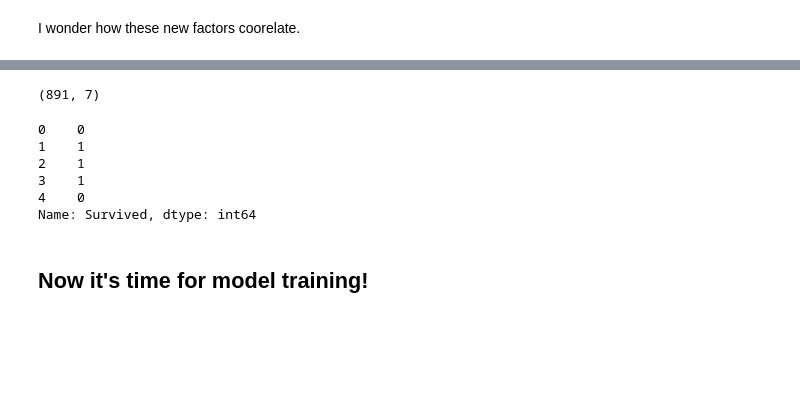
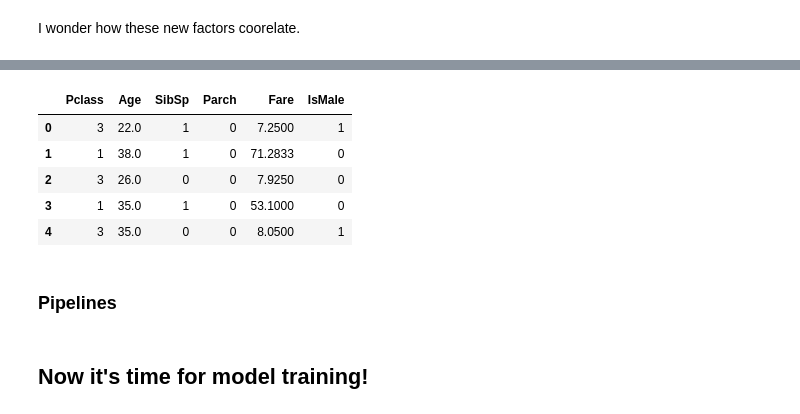
Before and after one commit to CamMulligan/AI_Assignment2, a Jupyter notebook: Titanic.ipynb, the cells around one changed output, grey strips where cells are left out. Saved outputs shown, nothing was run; the diff lists cells and outputs as text; code cells hidden in the pictures; blank space fills up the shorter version.

```diff
--- a/Titanic.ipynb
+++ b/Titanic.ipynb
@@ -186,17 +227,0 @@ It's going to be assumed that PassengerId Name, Ticket, and Embarked have nothin
-# %%
-def clean_data(original):
-    data = original.copy()
-    data = data.drop(columns=["PassengerId", "Survived","Name", "Ticket", "Embarked"])
-    data["HasCabin"] = data["Cabin"].apply(lambda x: 1 if isinstance(x, str) == True else 0)
-    data = data.drop("Cabin", axis=1)
-    data["IsMale"] = data["Sex"].apply(lambda x: 1 if x == "male" else 0)
-    data = data.drop("Sex", axis=1)
-    return data
-
-def get_clean_data():
-    data = load_titanic_training_data()
-    return clean_data(data)
-
-
-titanic = get_clean_data()
-titanic.head()
@@ -251 +255,38 @@ So having a cabin meant paying more, but any one from any class could have a cab
+# %%
+def clean_data(original):
+    data = original.copy()
+    data = data.drop(columns=["PassengerId", "Survived", "Name", "Ticket", "Cabin", "Embarked"])
+    ##data["HasCabin"] = data["Cabin"].apply(lambda x: 1 if isinstance(x, str) == True else 0)
+    ##data = data.drop("Cabin", axis=1)
+    data["IsMale"] = data["Sex"].apply(lambda x: 1 if x == "male" else 0)
+    data = data.drop("Sex", axis=1)
+    data['Age'].fillna(value=data['Age'].mean(), inplace=True)
+    return data
+
+def clean_test_data(original):
+    data = original.copy()
+    data = data.drop(columns=["PassengerId", "Name", "Ticket", "Cabin", "Embarked"])
+    ##data["HasCabin"] = data["Cabin"].apply(lambda x: 1 if isinstance(x, str) == True else 0)
+    ##data = data.drop("Cabin", axis=1)
+    data["IsMale"] = data["Sex"].apply(lambda x: 1 if x == "male" else 0)
+    data = data.drop("Sex", axis=1)
+    data['Age'].fillna(value=data['Age'].mean(), inplace=True)
+    return data
+
+def get_clean_data():
+    data = load_titanic_training_data()
+    return clean_data(data)
+
+
+train = get_clean_data()
+train.head()
+# %% [output]
+|  | Pclass | Age | SibSp | Parch | Fare | IsMale |
+| 0 | 3 | 22.0 | 1 | 0 | 7.2500 | 1 |
+| 1 | 1 | 38.0 | 1 | 0 | 71.2833 | 0 |
+| 2 | 3 | 26.0 | 0 | 0 | 7.9250 | 0 |
+| 3 | 1 | 35.0 | 1 | 0 | 53.1000 | 0 |
+| 4 | 3 | 35.0 | 0 | 0 | 8.0500 | 1 |
+# %% [markdown]
+### Pipelines
 # %%
@@ -261,16 +307,0 @@ class TitanicDataFramePipe(BaseEstimator, TransformerMixin):
-# %%
-from sklearn.pipeline import Pipeline
-from sklearn.preprocessing import StandardScaler
-from sklearn.impute import SimpleImputer
-
-pipeline = Pipeline([
-    ('cleaner', TitanicDataFramePipe()),
-    ('imputer', SimpleImputer(strategy="median")),
-    ('std_scaler', StandardScaler())
-])
-
-titanic = load_titanic_training_data()
-prepared = pipeline.fit_transform(titanic)
-prepared.shape
-# %% [output]
-(891, 7)
@@ -279,14 +327,6 @@ def get_labels(original):
     return original["Survived"].copy()
 
 labels = get_labels(titanic)
-labels.head()
-# %% [output]
-0    0
-1    1
-2    1
-3    1
-4    0
-Name: Survived, dtype: int64
 # %% [markdown]
 ## Now it's time for model training!
 # %%
```
Also changed, not shown: parts of 26 cells of this notebook, 2 other files.
